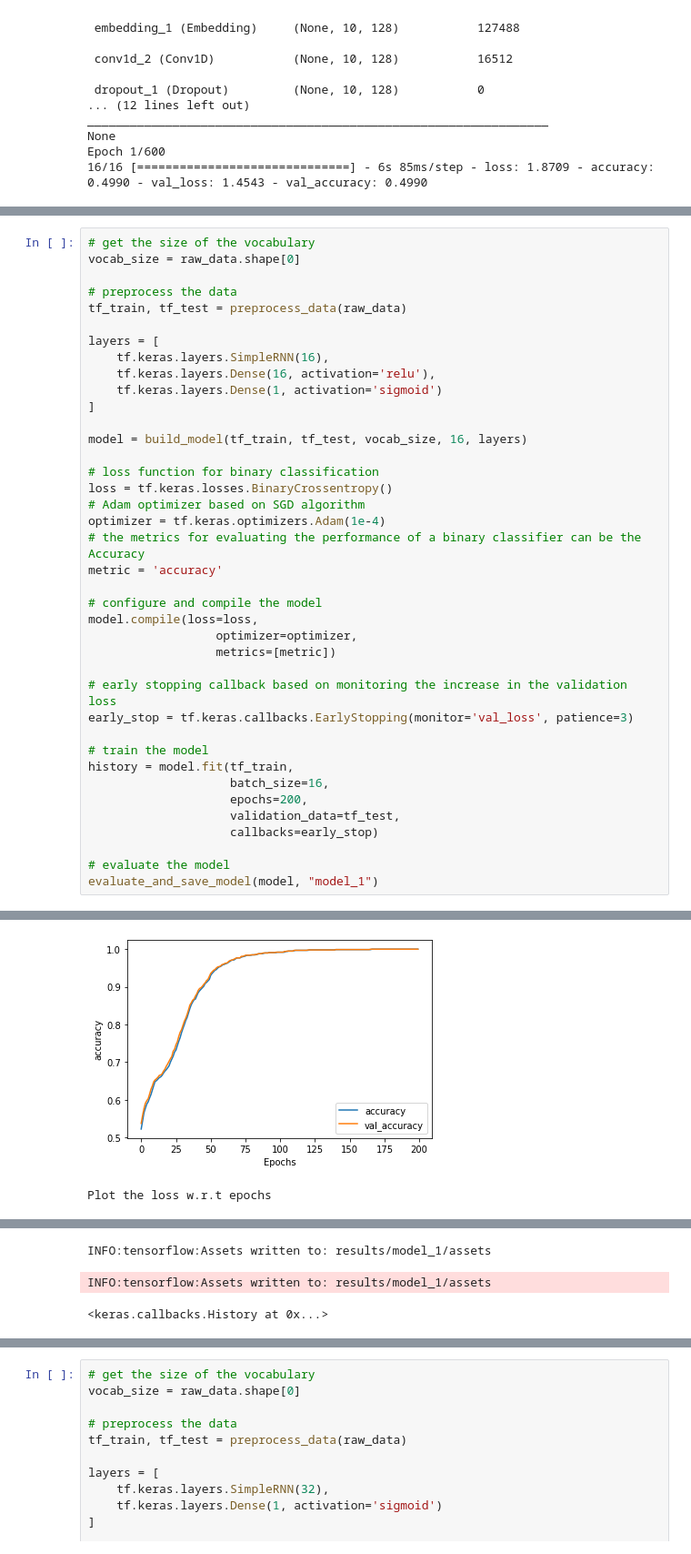
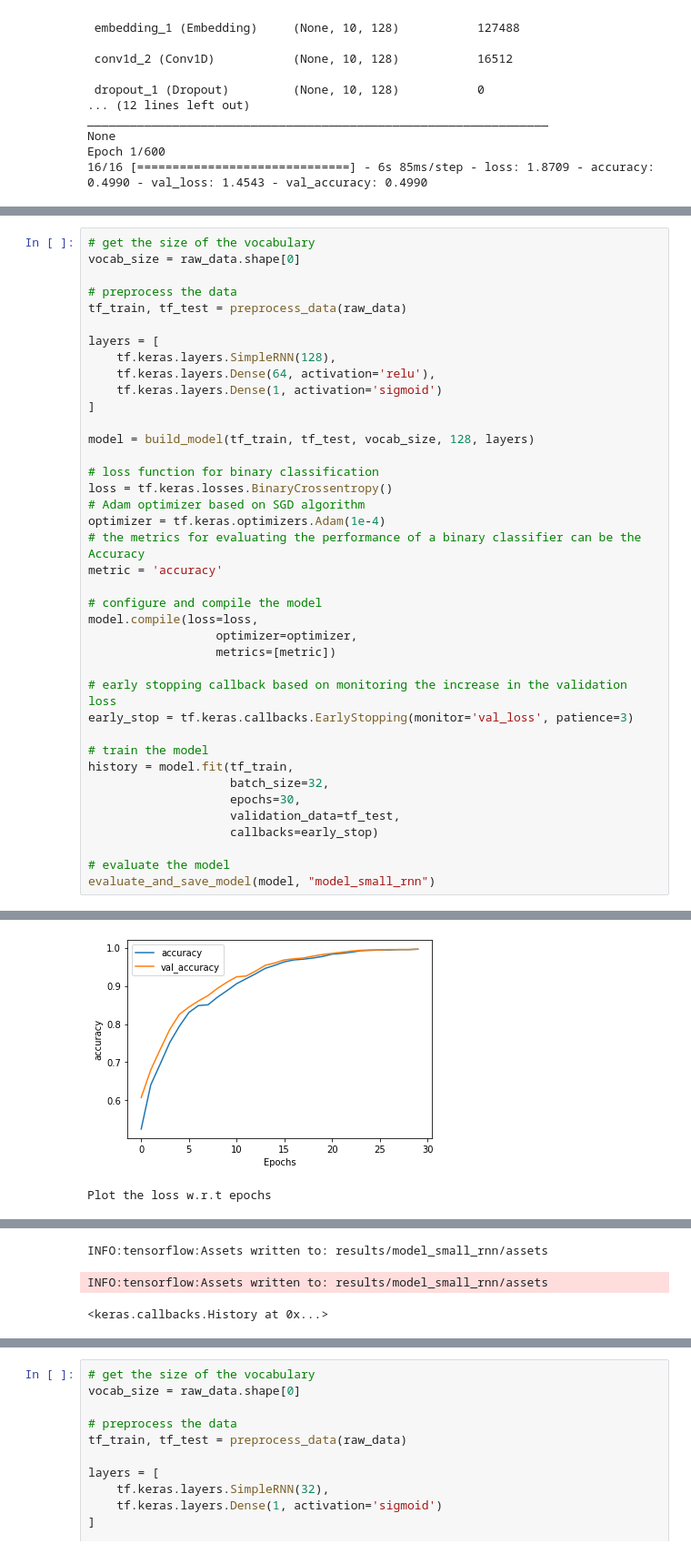
Before and after one commit to keresztesbeata/Intelligent-Systems-Lab, a Jupyter notebook: Restaurant-Reviews-NLP/RestaurantReviews.ipynb, the cells around one changed output, grey strips where cells are left out. Shown at 91% size. Saved outputs shown, nothing was run; the diff lists cells and outputs as text.

```diff
--- a/Restaurant-Reviews-NLP/RestaurantReviews.ipynb
+++ b/Restaurant-Reviews-NLP/RestaurantReviews.ipynb
@@ -1818,12 +1818,12 @@ vocab_size = raw_data.shape[0]
 tf_train, tf_test = preprocess_data(raw_data)
 
 layers = [
-    tf.keras.layers.SimpleRNN(16),
-    tf.keras.layers.Dense(16, activation='relu'),
+    tf.keras.layers.SimpleRNN(128),
+    tf.keras.layers.Dense(64, activation='relu'),
     tf.keras.layers.Dense(1, activation='sigmoid')
 ]
 
-model = build_model(tf_train, tf_test, vocab_size, 16, layers)
+model = build_model(tf_train, tf_test, vocab_size, 128, layers)
 
 # loss function for binary classification
 loss = tf.keras.losses.BinaryCrossentropy()
@@ -1842,11 +1842,11 @@ early_stop = tf.keras.callbacks.EarlyStopping(monitor='val_loss', patience=3)
 
 # train the model
 history = model.fit(tf_train,
-                    batch_size=16,
-                    epochs=200,
+                    batch_size=32,
+                    epochs=30,
                     validation_data=tf_test,
                     callbacks=early_stop)
 
 # evaluate the model
-evaluate_and_save_model(model, "model_1")
+evaluate_and_save_model(model, "model_small_rnn")
 # %% [output]
@@ -1869,3 +1869,3 @@ Test Accuracy: 1.0
 Plot the accuracy w.r.t epochs
-[figure, old version]
+[figure, new version]
 Plot the loss w.r.t epochs
@@ -1873,4 +1873,4 @@ Plot the loss w.r.t epochs
-INFO:tensorflow:Assets written to: results/model_1/assets
+INFO:tensorflow:Assets written to: results/model_small_rnn/assets
-INFO:tensorflow:Assets written to: results/model_1/assets
+INFO:tensorflow:Assets written to: results/model_small_rnn/assets
 <keras.callbacks.History at 0x...>
 # %% [markdown]
```
Also changed, not shown: parts of 21 cells of this notebook.
